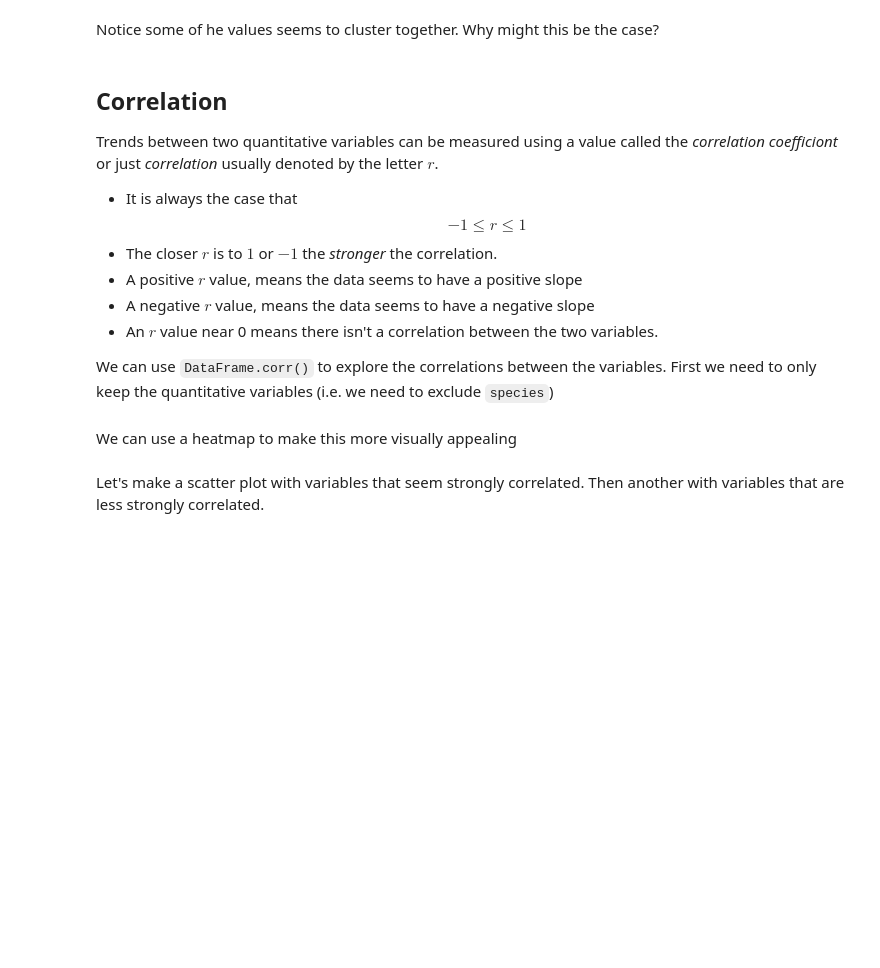
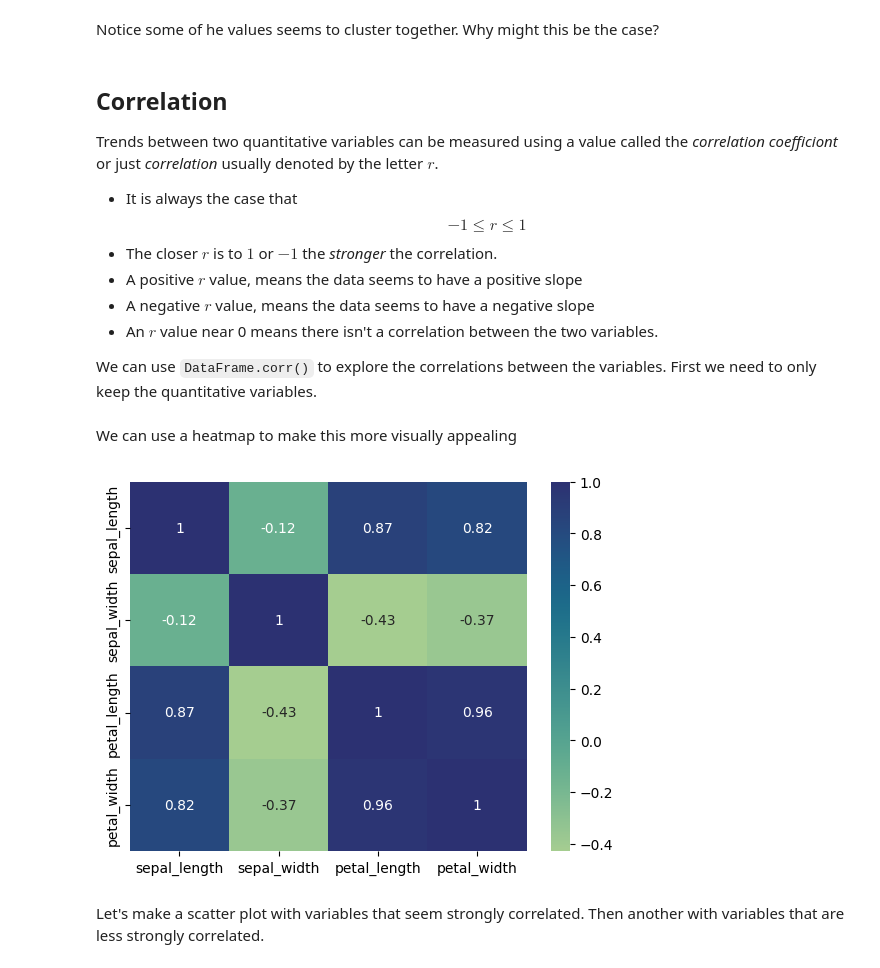
Before and after one commit to dymiyata/intro-to-ml-and-ai-2025-2026, a Jupyter notebook: intro_to_data_visualization.ipynb, the cells around one changed output. Saved outputs shown, nothing was run; the diff lists cells and outputs as text; code cells hidden in the pictures; blank space fills up the shorter version.

```diff
--- a/intro_to_data_visualization.ipynb
+++ b/intro_to_data_visualization.ipynb
@@ -93,15 +93,17 @@ $$-1 \leq r \leq 1$$
 - A negative $r$ value, means the data seems to have a negative slope
 - An $r$ value near 0 means there isn't a correlation between the two variables.
 
-We can use `DataFrame.corr()` to explore the correlations between the variables. First we need to only keep the quantitative variables (i.e. we need to exclude `species`)
+We can use `DataFrame.corr()` to explore the correlations between the variables. First we need to only keep the quantitative variables.
 # %%
-numerical_df = df.select_dtypes(include=["number"])
+numerical_df = df.select_dtypes("number")
 numerical_df.corr()
 # %% [markdown]
 We can use a heatmap to make this more visually appealing
 # %%
-sns.heatmap(numerical_df.corr(), annot=True, cmap='crest', fmt=".2f")
+sns.heatmap(numerical_df.corr(), annot=True, cmap='crest')
 plt.show()
+# %% [output]
+[figure, added]
 # %% [markdown]
 Let's make a scatter plot with variables that seem strongly correlated.  Then another with variables that are less strongly correlated.
 # %%
```
